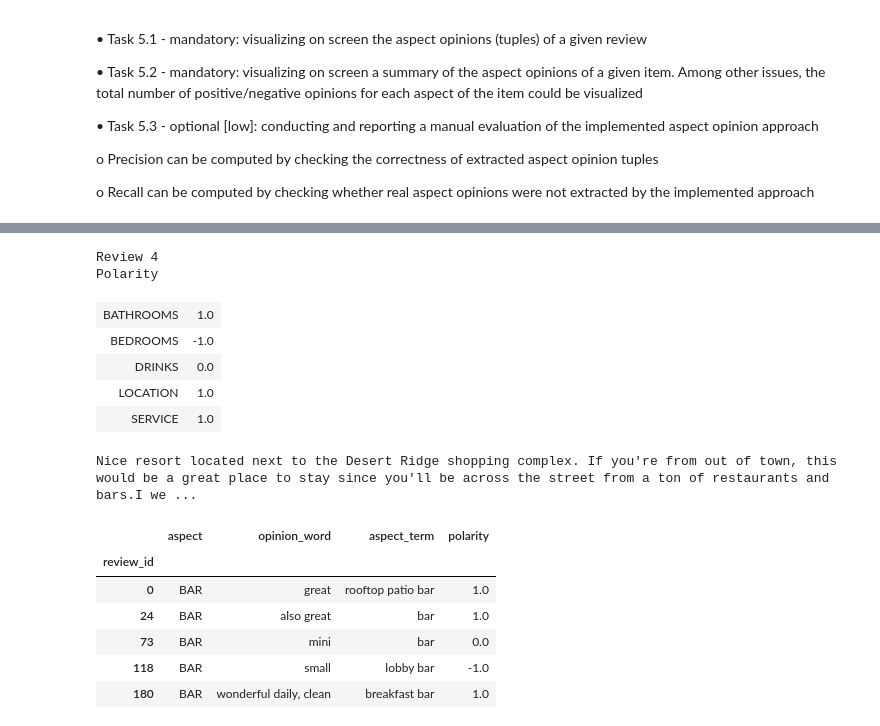
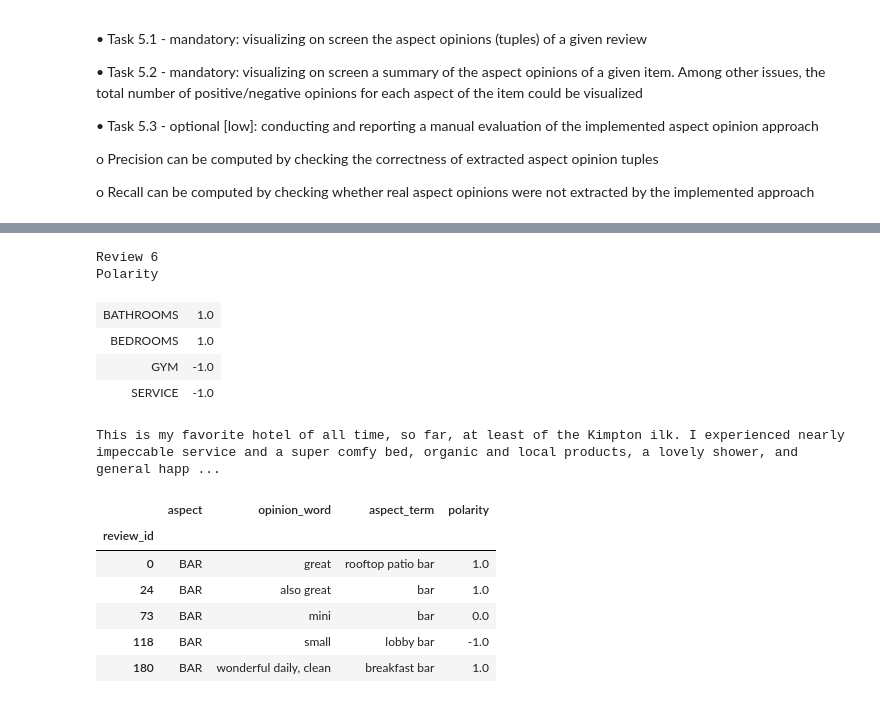
Before and after one commit to glorelvalle/mucd-mg, a Jupyter notebook: pln/p1_v2.ipynb, the cells around one changed output, grey strips where cells are left out. Cells and saved outputs as stored; diff of their text form; code cells hidden in the pictures.

```diff
--- a/pln/p1_v2.ipynb
+++ b/pln/p1_v2.ipynb
@@ -332,22 +357,21 @@ implemented approach
 # %%
 import displayer as DP
 import pickle
 
 with open('lista3.pckl','rb') as data:
     lista_fichero = pickle.load(data)
 
-review_id = 4
+review_id = 6
 review = lista_fichero[lista_fichero.review_id==review_id]
 DP.run_display(review_id, review)
 # %% [output]
-Review 4
+Review 6
 Polarity
 | BATHROOMS | 1.0 |
-| BEDROOMS | -1.0 |
-| DRINKS | 0.0 |
-| LOCATION | 1.0 |
-| SERVICE | 1.0 |
+| BEDROOMS | 1.0 |
+| GYM | -1.0 |
+| SERVICE | -1.0 |
-Nice resort located next to the Desert Ridge shopping complex. If you're from out of town, this would be a great place to stay since you'll be across the street from a ton of restaurants and bars.I we ...
+This is my favorite hotel of all time, so far, at least of the Kimpton ilk. I experienced nearly impeccable service and a super comfy bed, organic and local products, a lovely shower, and general happ ...
 # %%
 aspect = 'BAR'
 total_data[total_data['aspect']==aspect].rename_axis('review_id')
```
Also changed, not shown: parts of 3 cells of this notebook, 12 other files.
